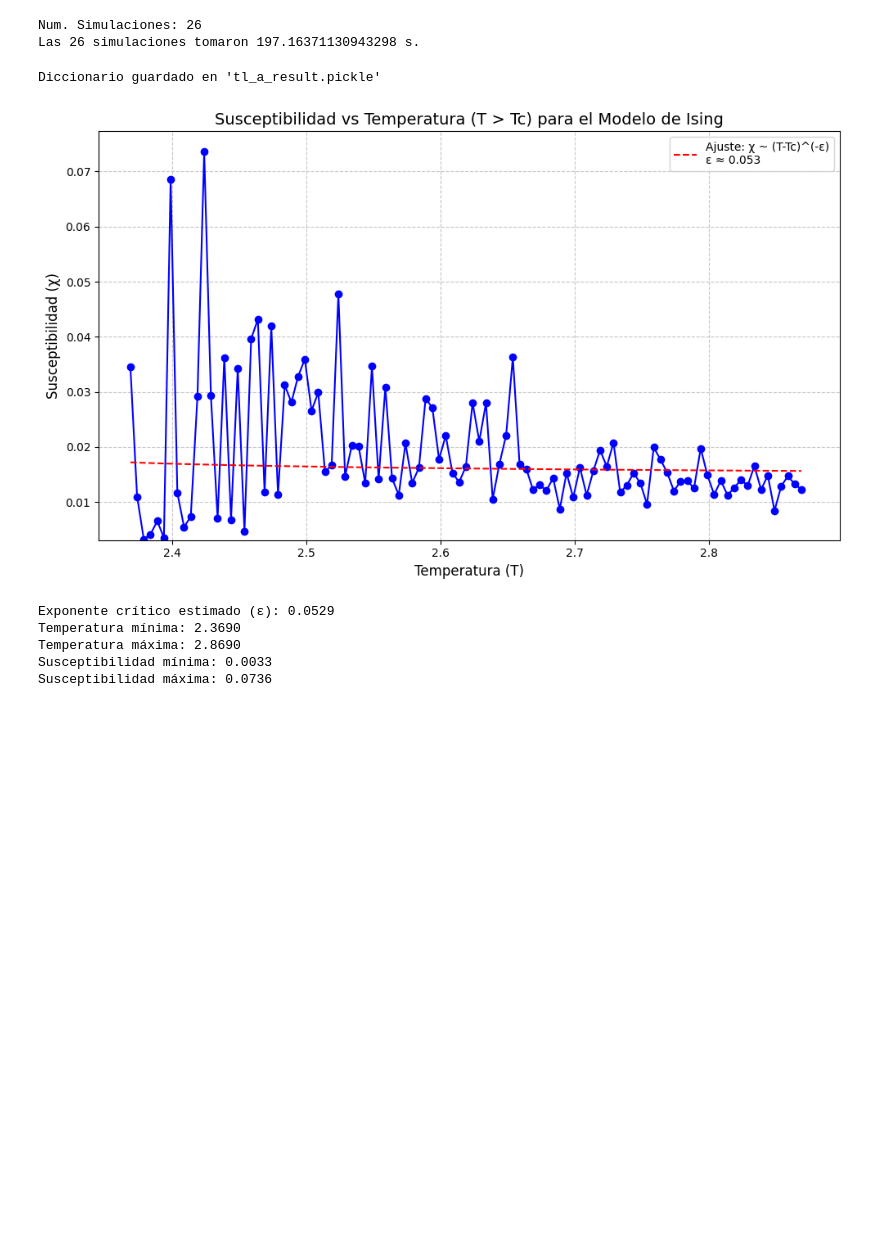
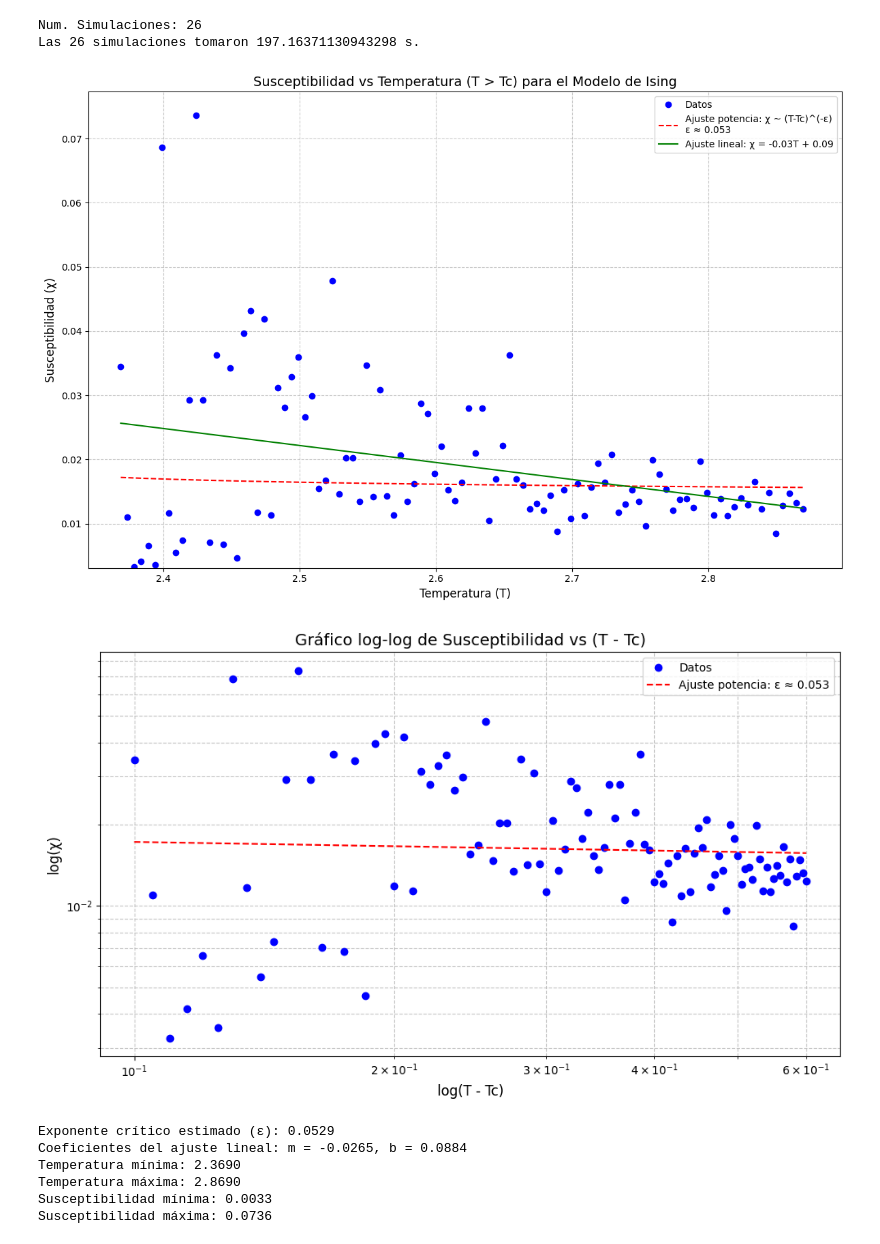
Before and after one commit to BrianDL/fisica_computacional, a Jupyter notebook: 3 - Modelo de Ising/ising.ipynb, the cells around one changed output. Drawn from its saved outputs; the diff is of its cells as text; code cells hidden in the pictures; blank space fills up the shorter version.

```diff
--- a/3 - Modelo de Ising/ising.ipynb
+++ b/3 - Modelo de Ising/ising.ipynb
@@ -629,7 +637,7 @@ for T,R in acc.items(): tl_a_result[(T,L)] = R ### actualizando acumulador globa
 Num. Simulaciones: 26
 Las 26 simulaciones tomaron 197.16371130943298 s.
 # %%
-guardar_diccionario(tl_a_result, "tl_a_result.pickle")  ### guardando nuestro diccionario global
+# guardar_diccionario(tl_a_result, "tl_a_result.pickle")  ### guardando nuestro diccionario global
 
 temp_a_susc = {
     T: susceptibilidad(R[1],1/T) for n in range(0, 101, 1) \
@@ -638,58 +646,78 @@ temp_a_susc = {
 
 def graficar_susceptibilidad_vs_temperatura(temp_a_susc):
     """
-    Grafica la susceptibilidad vs temperatura para T > Tc.
+    Grafica la susceptibilidad vs temperatura para T > Tc, incluyendo ajustes de ley de potencia y lineal.
 
     :param temp_a_susc: Diccionario con temperaturas como claves y susceptibilidades como valores
     """
-    # Ordenar el diccionario por temperatura para asegurar que la gráfica esté en orden
     datos_ordenados = sorted(temp_a_susc.items())
     temperaturas, susceptibilidades = zip(*datos_ordenados)
+    temperaturas = np.array(temperaturas)
+    susceptibilidades = np.array(susceptibilidades)
 
-    plt.figure(figsize=(10, 6))
-    plt.plot(temperaturas, susceptibilidades, 'bo-')
+    Tc_teorica = 2.269
+    t_reducida = temperaturas - Tc_teorica
+
+    plt.figure(figsize=(12, 8))
+    plt.plot(temperaturas, susceptibilidades, 'bo', label='Datos')
+
+    # Ajuste de ley de potencia
+    log_temp = np.log(t_reducida)
+    log_susc = np.log(susceptibilidades)
+    coef_power = np.polyfit(log_temp, log_susc, 1)
+    epsilon_estimado = -coef_power[0]
+
+    x_fit = np.linspace(min(temperaturas), max(temperaturas), 100)
+    y_fit_power = np.exp(coef_power[1]) * (x_fit - Tc_teorica)**(-epsilon_estimado)
+    plt.plot(x_fit, y_fit_power, '--', color='red',
+             label=f'Ajuste potencia: χ ~ (T-Tc)^(-ε)\nε ≈ {epsilon_estimado:.3f}')
+
+    # Ajuste lineal
+    coef_linear = np.polyfit(temperaturas, susceptibilidades, 1)
+    y_fit_linear = coef_linear[0] * x_fit + coef_linear[1]
+    plt.plot(x_fit, y_fit_linear, '-', color='green',
+             label=f'Ajuste lineal: χ = {coef_linear[0]:.2f}T + {coef_linear[1]:.2f}')
+
     plt.xlabel('Temperatura (T)', fontsize=12)
     plt.ylabel('Susceptibilidad (χ)', fontsize=12)
     plt.title('Susceptibilidad vs Temperatura (T > Tc) para el Modelo de Ising', fontsize=14)
     plt.grid(True, linestyle='--', alpha=0.7)
+    plt.legend()
 
     # Añadir un poco de espacio alrededor de los datos
     plt.xlim(min(temperaturas) * 0.99, max(temperaturas) * 1.01)
     plt.ylim(min(susceptibilidades) * 0.95, max(susceptibilidades) * 1.05)
 
-    # Añadir la temperatura crítica teórica
-    Tc_teorica = 2.269
-    # plt.axvline(x=Tc_teorica, color='g', linestyle='--', label=f'Tc teórica ≈ {Tc_teorica:.3f}')
+    plt.tight_layout()
+    plt.show()
 
-    # Ajuste de ley de potencia
-    log_temp = np.log(np.array(temperaturas) - Tc_teorica)
-    log_susc = np.log(susceptibilidades)
-    coef = np.polyfit(log_temp, log_susc, 1)
-    epsilon_estimado = -coef[0]
-
-    # Añadir línea de ajuste
-    x_fit = np.linspace(min(temperaturas), max(temperaturas), 100)
-    y_fit = np.exp(coef[1]) * (x_fit - Tc_teorica)**(-epsilon_estimado)
-    plt.plot(x_fit, y_fit, '--', color='red', label=f'Ajuste: χ ~ (T-Tc)^(-ε)\nε ≈ {epsilon_estimado:.3f}')
-
+    # Gráfico log-log
+    plt.figure(figsize=(10, 6))
+    plt.loglog(t_reducida, susceptibilidades, 'bo', label='Datos')
+    plt.loglog(x_fit - Tc_teorica, y_fit_power, '--', color='red',
+               label=f'Ajuste potencia: ε ≈ {epsilon_estimado:.3f}')
+    plt.xlabel('log(T - Tc)', fontsize=12)
+    plt.ylabel('log(χ)', fontsize=12)
+    plt.title('Gráfico log-log de Susceptibilidad vs (T - Tc)', fontsize=14)
+    plt.grid(True, which="both", linestyle='--', alpha=0.7)
     plt.legend()
     plt.tight_layout()
     plt.show()
 
     print(f"Exponente crítico estimado (ε): {epsilon_estimado:.4f}")
+    print(f"Coeficientes del ajuste lineal: m = {coef_linear[0]:.4f}, b = {coef_linear[1]:.4f}")
     print(f"Temperatura mínima: {min(temperaturas):.4f}")
     print(f"Temperatura máxima: {max(temperaturas):.4f}")
     print(f"Susceptibilidad mínima: {min(susceptibilidades):.4f}")
     print(f"Susceptibilidad máxima: {max(susceptibilidades):.4f}")
 
-
-
 graficar_susceptibilidad_vs_temperatura(temp_a_susc)
 # %% [output]
+[figure, new version]
+[figure, added]
-Diccionario guardado en 'tl_a_result.pickle'
+Exponente crítico estimado (ε): 0.0529
+Coeficientes del ajuste lineal: m = -0.0265, b = 0.0884
+Temperatura mínima: 2.3690
+Temperatura máxima: 2.8690
+Susceptibilidad mínima: 0.0033
+Susceptibilidad máxima: 0.0736
-[figure, old version]
-Exponente crítico estimado (ε): 0.0529
-Temperatura mínima: 2.3690
-Temperatura máxima: 2.8690
-Susceptibilidad mínima: 0.0033
-Susceptibilidad máxima: 0.0736
```
Also changed, not shown: parts of 3 cells of this notebook.
